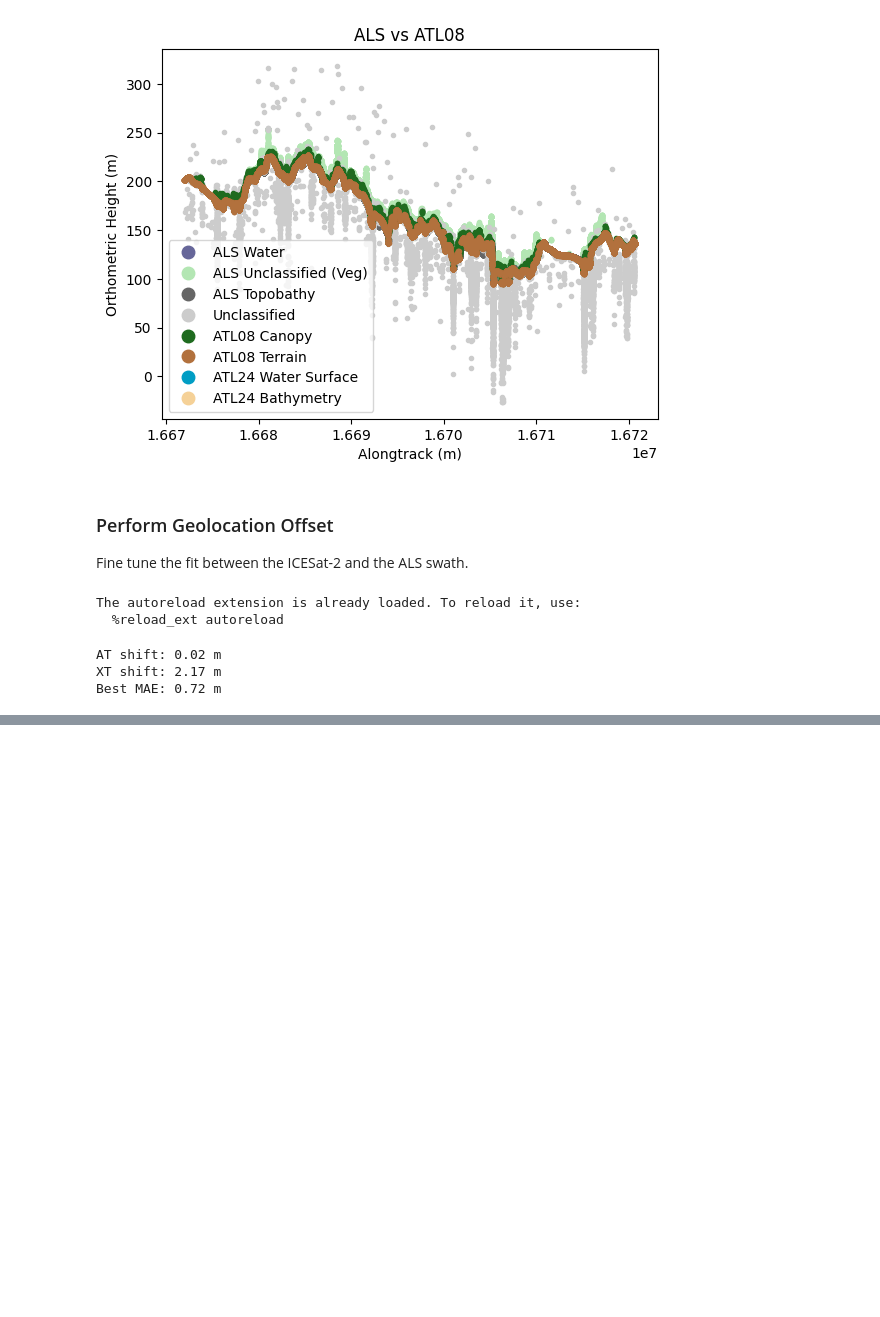
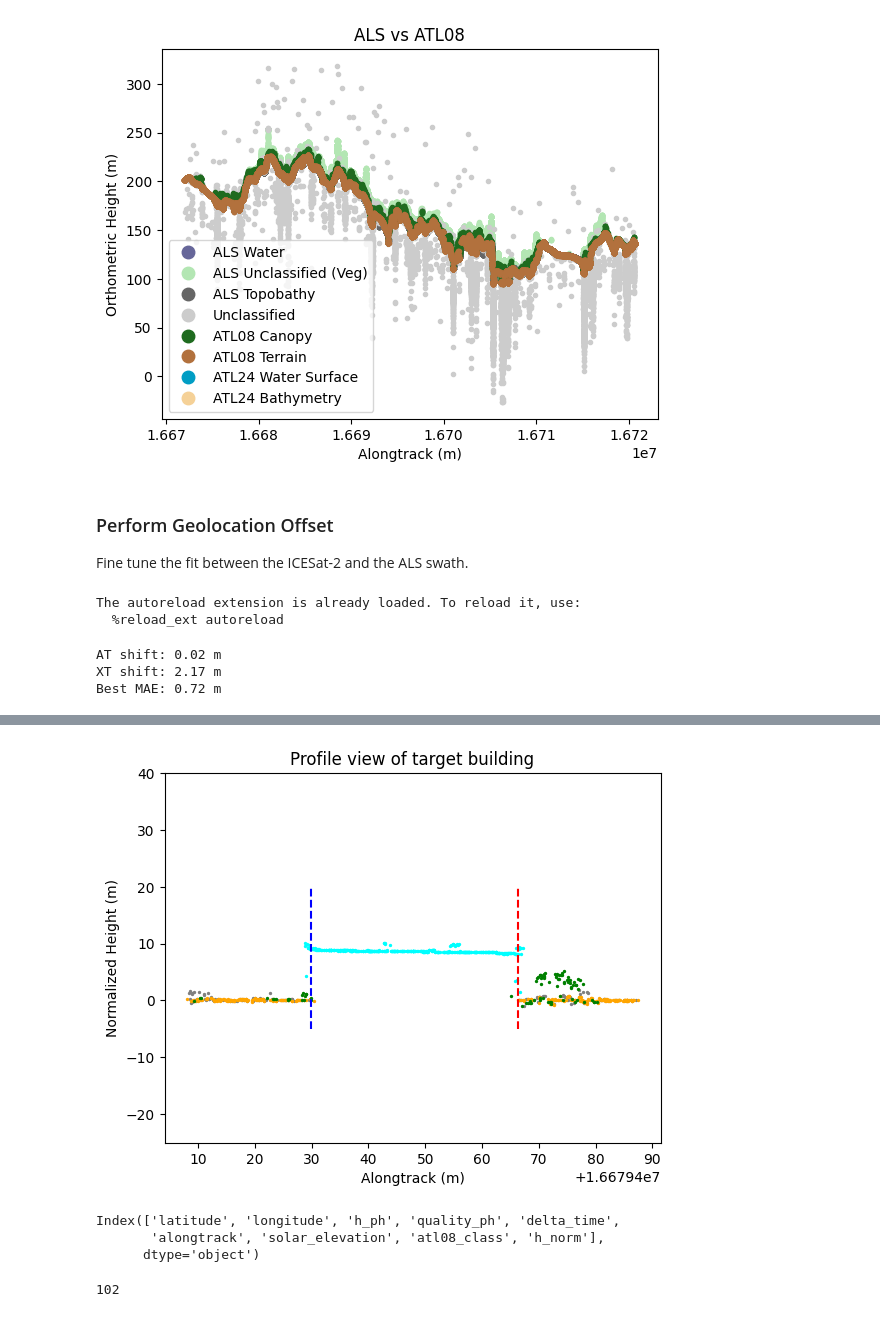
Before and after one commit to ejguenther/icesat2_topobathy, a Jupyter notebook: footprint_analysis.ipynb, the cells around one changed output, grey strips where cells are left out. Drawn from its saved outputs; the diff is of its cells as text; code cells hidden in the pictures; blank space fills up the shorter version.

```diff
--- a/footprint_analysis.ipynb
+++ b/footprint_analysis.ipynb
@@ -136,0 +339,27 @@ Best MAE: 0.72 m
+# %%
+plt.scatter(target_als.alongtrack[target_als.classification == 1],target_als.h_norm[target_als.classification == 1],c='gray',s=2,label='Non-classified')
+plt.scatter(target_als.alongtrack[target_als.classification == 6],target_als.h_norm[target_als.classification == 6],c='cyan',s=2,label='Building')
+plt.scatter(target_als.alongtrack[target_als.classification == 2],target_als.h_norm[target_als.classification == 2],c='orange',s=2,label='Ground')
+plt.scatter(target_als.alongtrack[target_als.classification == 3],target_als.h_norm[target_als.classification == 3],c='green',s=2,label='Vegetation')
+
+plt.plot([edge['entry']['intercept'],edge['entry']['intercept']],[-5,20],'b--',label = 'Entry')
+plt.plot([edge['exit']['intercept'],edge['exit']['intercept']],[-5,20],'r--',label = 'Exit')
+plt.title('Profile view of target building')
+plt.xlabel('Alongtrack (m)')
+plt.ylabel('Normalized Height (m)')
+plt.axis('equal')
+plt.show()
+# %% [output]
+[figure, added]
+# %%
+target_ph = df_ph[(edge['exit']['intercept'] + 50) > df_ph.alongtrack]
+target_ph = target_ph[(edge['exit']['intercept'] - 50) < df_ph.alongtrack]
+print(target_ph.columns)
+# target_ph = target_ph[target_ph.h_norm < 130]
+# target_ph = target_ph[target_ph.h_norm > -10]
+len(target_ph)
+# %% [output]
+Index(['latitude', 'longitude', 'h_ph', 'quality_ph', 'delta_time',
+       'alongtrack', 'solar_elevation', 'atl08_class', 'h_norm'],
+      dtype='object')
+102
```
Also changed, not shown: parts of 24 cells of this notebook, 5 other files.
